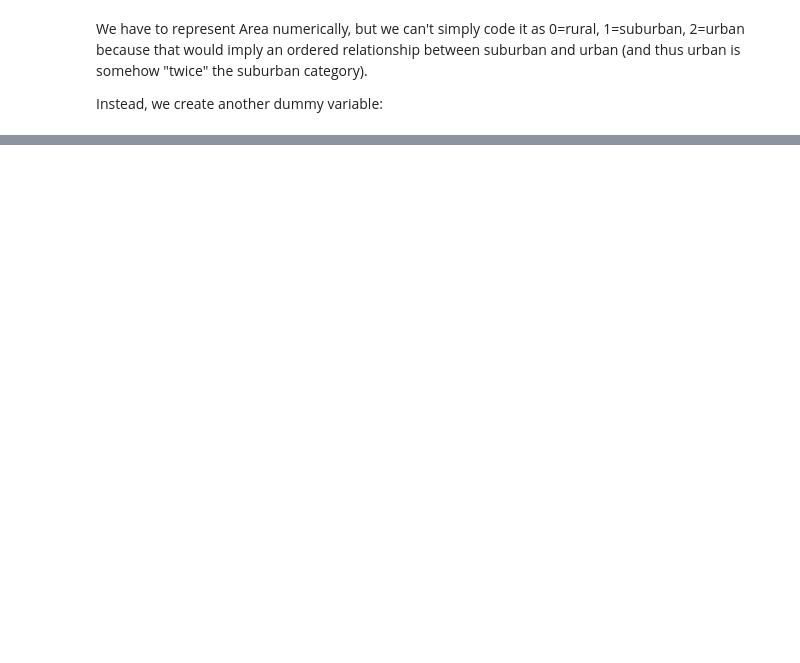
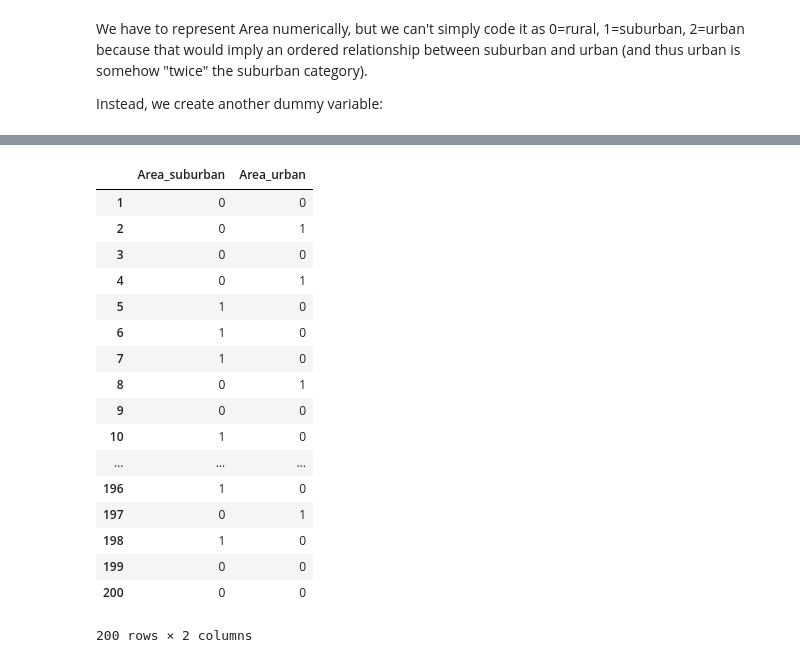
Before and after one commit to rbackupX/DAT-NYC-3.20.18, a Jupyter notebook: lessons/lesson-03/lesson-3-demo.ipynb, the cells around one changed output, grey strips where cells are left out. Saved outputs shown, nothing was run; the diff lists cells and outputs as text; code cells hidden in the pictures; blank space fills up the shorter version.

```diff
--- a/lessons/lesson-03/lesson-3-demo.ipynb
+++ b/lessons/lesson-03/lesson-3-demo.ipynb
@@ -292,0 +323,24 @@ data.head()
+# %%
+area_dummies = pd.get_dummies(data.Area, prefix='Area')
+# %%
+
+area_dummies.iloc[:, 1:]
+# %% [output]
+|  | Area_suburban | Area_urban |
+| 1 | 0 | 0 |
+| 2 | 0 | 1 |
+| 3 | 0 | 0 |
+| 4 | 0 | 1 |
+| 5 | 1 | 0 |
+| 6 | 1 | 0 |
+| 7 | 1 | 0 |
+| 8 | 0 | 1 |
+| 9 | 0 | 0 |
+| 10 | 1 | 0 |
+| ... | ... | ... |
+| 196 | 1 | 0 |
+| 197 | 0 | 1 |
+| 198 | 1 | 0 |
+| 199 | 0 | 0 |
+| 200 | 0 | 0 |
+200 rows × 2 columns
```
Also changed, not shown: parts of 21 cells of this notebook, 40 other files.
